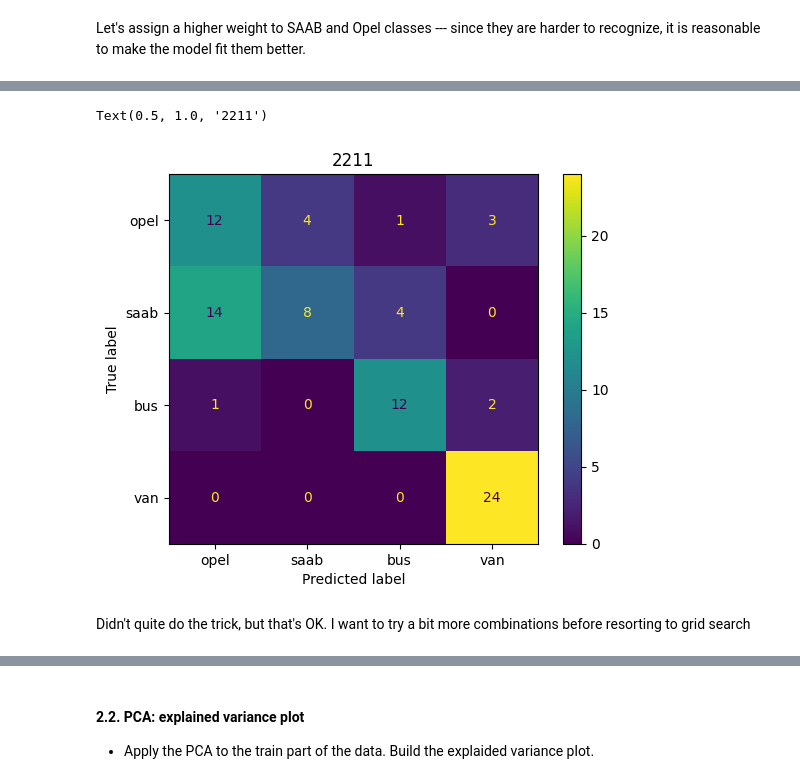
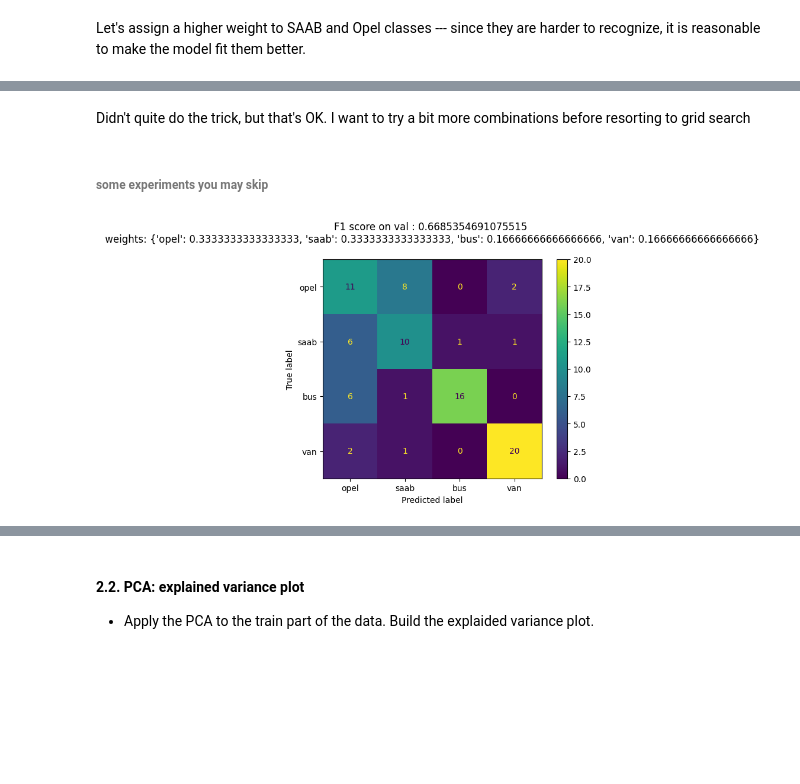
Before and after one commit to IgorZhiltsoff/ml-course, a Jupyter notebook: homeworks/lab01_ml_pipeline/lab01_part2_ml_pipeline.ipynb, the cells around one changed output, grey strips where cells are left out. Drawn from its saved outputs; the diff is of its cells as text; code cells hidden in the pictures; blank space fills up the shorter version.

```diff
--- a/homeworks/lab01_ml_pipeline/lab01_part2_ml_pipeline.ipynb
+++ b/homeworks/lab01_ml_pipeline/lab01_part2_ml_pipeline.ipynb
@@ -377,8 +376,8 @@ Text(0.5, 1.0, 'default weights')
-# %%
-mk_confusion_matrix(y_true=y_val, y_pred=y_pred_2211_val).plot()
-plt.title('2211')
-# %% [output]
-Text(0.5, 1.0, '2211')
-[figure, removed]
 # %% [markdown]
 Didn't quite do the trick, but that's OK. I want to try a bit more combinations before resorting to grid search
+# %% [markdown]
+###### some experiments you may skip
+# %%
+try_weight([2/6,2/6,1/6,1/6], max_iter=1000)
+# %% [output]
+[figure, added]
```
Also changed, not shown: parts of 56 cells of this notebook.
